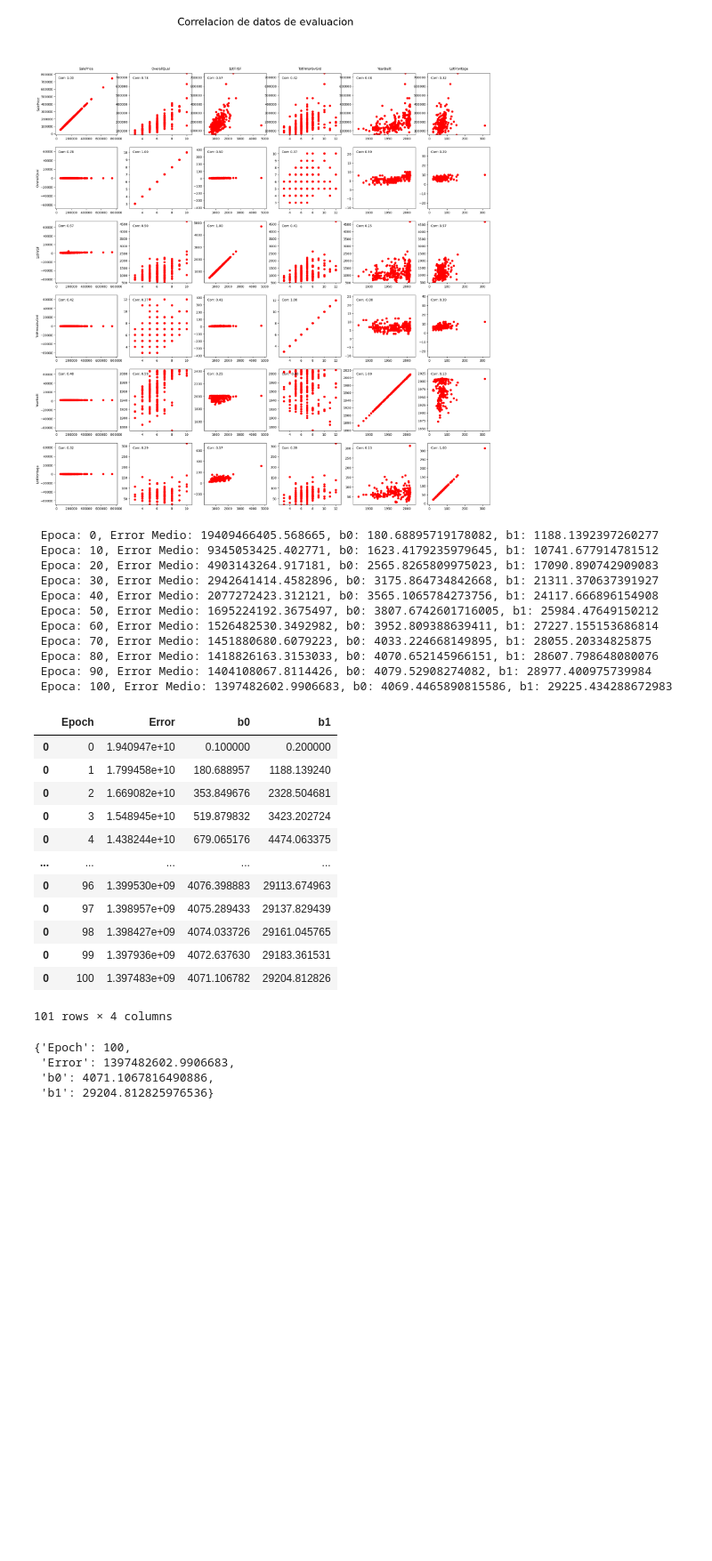
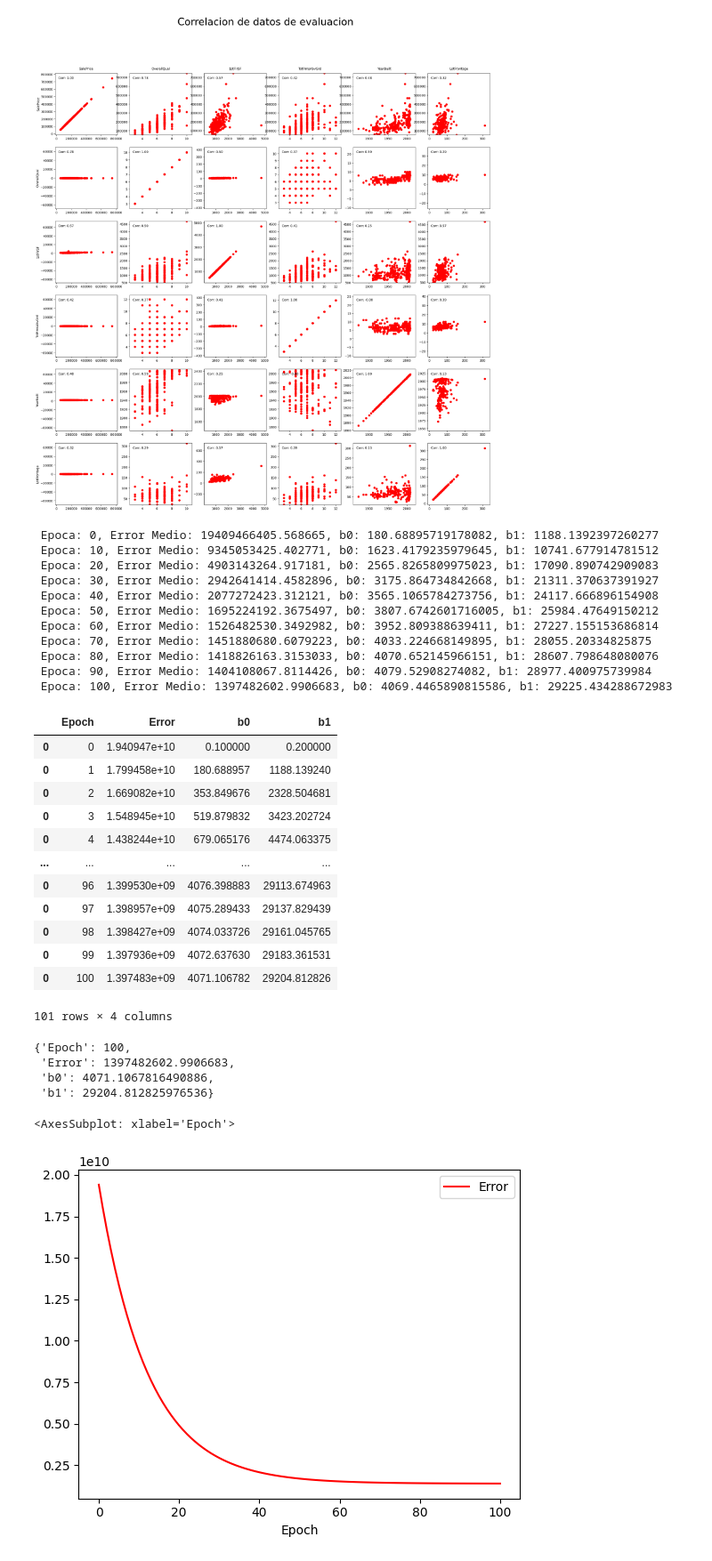
Before and after one commit to ronaldbailey/Proyecto-1---Regresi-n-con-Progra-, a Jupyter notebook: Proyecto #1 - (Regresión con Progra).ipynb, the cells around one changed output. Shown at 89% size. Drawn from its saved outputs; the diff is of its cells as text; code cells hidden in the pictures; blank space fills up the shorter version.

Commit message:
Modelo entrenado

```diff
--- a/Proyecto #1 - (Regresión con Progra).ipynb
+++ b/Proyecto #1 - (Regresión con Progra).ipynb
@@ -38,32 +38,36 @@ ml.corrGrafica(ml.validacion,'Correlacion de datos de evaluacion')
 modelo, betas = ml.entrenar(ml.entrenamiento)
 display(modelo)
 display(betas)
+
+modelo.plot(x="Epoch", y="Error",color='red')
 # %% [output]
  Epoca: 0, Error Medio: 19409466405.568665, b0: 180.68895719178082, b1: 1188.1392397260277
  Epoca: 10, Error Medio: 9345053425.402771, b0: 1623.4179235979645, b1: 10741.677914781512
  Epoca: 20, Error Medio: 4903143264.917181, b0: 2565.8265809975023, b1: 17090.890742909083
  Epoca: 30, Error Medio: 2942641414.4582896, b0: 3175.864734842668, b1: 21311.370637391927
  Epoca: 40, Error Medio: 2077272423.312121, b0: 3565.1065784273756, b1: 24117.666896154908
  Epoca: 50, Error Medio: 1695224192.3675497, b0: 3807.6742601716005, b1: 25984.47649150212
  Epoca: 60, Error Medio: 1526482530.3492982, b0: 3952.809388639411, b1: 27227.155153686814
  Epoca: 70, Error Medio: 1451880680.6079223, b0: 4033.224668149895, b1: 28055.20334825875
  Epoca: 80, Error Medio: 1418826163.3153033, b0: 4070.652145966151, b1: 28607.798648080076
  Epoca: 90, Error Medio: 1404108067.8114426, b0: 4079.52908274082, b1: 28977.400975739984
  Epoca: 100, Error Medio: 1397482602.9906683, b0: 4069.4465890815586, b1: 29225.434288672983
 |  | Epoch | Error | b0 | b1 |
 | 0 | 0 | 1.940947e+10 | 0.100000 | 0.200000 |
 | 0 | 1 | 1.799458e+10 | 180.688957 | 1188.139240 |
 | 0 | 2 | 1.669082e+10 | 353.849676 | 2328.504681 |
 | 0 | 3 | 1.548945e+10 | 519.879832 | 3423.202724 |
 | 0 | 4 | 1.438244e+10 | 679.065176 | 4474.063375 |
 | ... | ... | ... | ... | ... |
 | 0 | 96 | 1.399530e+09 | 4076.398883 | 29113.674963 |
 | 0 | 97 | 1.398957e+09 | 4075.289433 | 29137.829439 |
 | 0 | 98 | 1.398427e+09 | 4074.033726 | 29161.045765 |
 | 0 | 99 | 1.397936e+09 | 4072.637630 | 29183.361531 |
 | 0 | 100 | 1.397483e+09 | 4071.106782 | 29204.812826 |
 101 rows × 4 columns
 {'Epoch': 100,
  'Error': 1397482602.9906683,
  'b0': 4071.1067816490886,
  'b1': 29204.812825976536}
+<AxesSubplot: xlabel='Epoch'>
+[figure, added]
```
Also changed, not shown: parts of 3 cells of this notebook, 1 other file.
